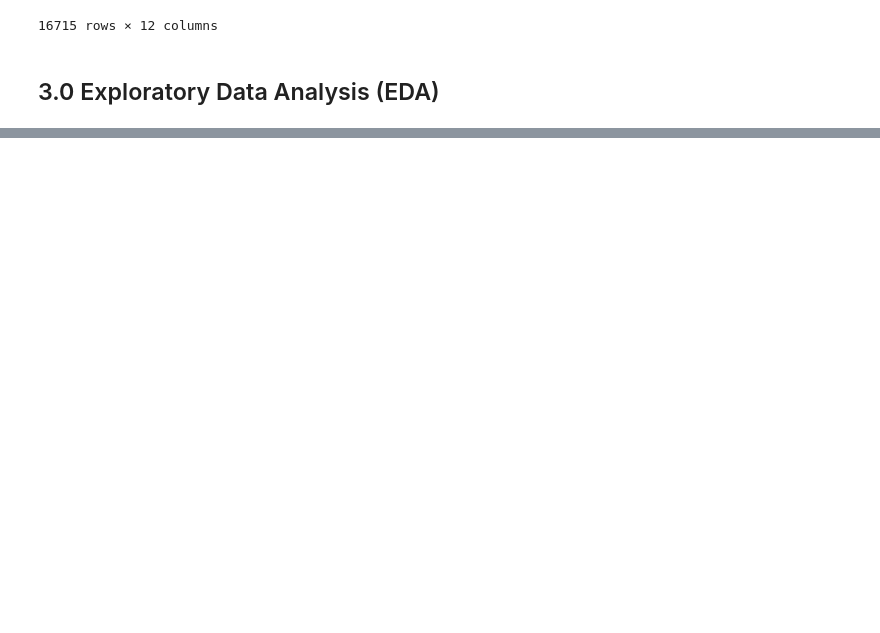
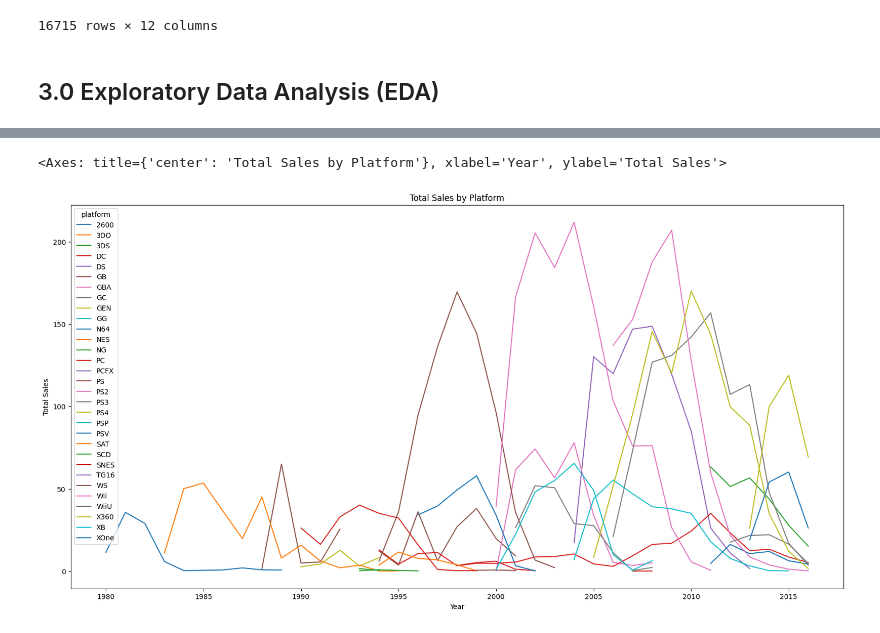
Before and after one commit to Vyncent-vdW/sprint_5_game_platforms, a Jupyter notebook: games_df.ipynb, the cells around one changed output, grey strips where cells are left out. Drawn from its saved outputs; the diff is of its cells as text; code cells hidden in the pictures; blank space fills up the shorter version.

```diff
--- a/games_df.ipynb
+++ b/games_df.ipynb
@@ -561,0 +575,11 @@ px.scatter(df,
+# %%
+sales_by_platform = df.groupby(["year_of_release", "platform"])["total_sales"].sum().unstack()
+
+sales_by_platform.plot(kind= 'line',
+                       figsize= (20, 10),
+                       title= 'Total Sales by Platform',
+                       xlabel= 'Year',
+                       ylabel= 'Total Sales')
+# %% [output]
+<Axes: title={'center': 'Total Sales by Platform'}, xlabel='Year', ylabel='Total Sales'>
+[figure, added]
```
Also changed, not shown: parts of 4 cells of this notebook.
